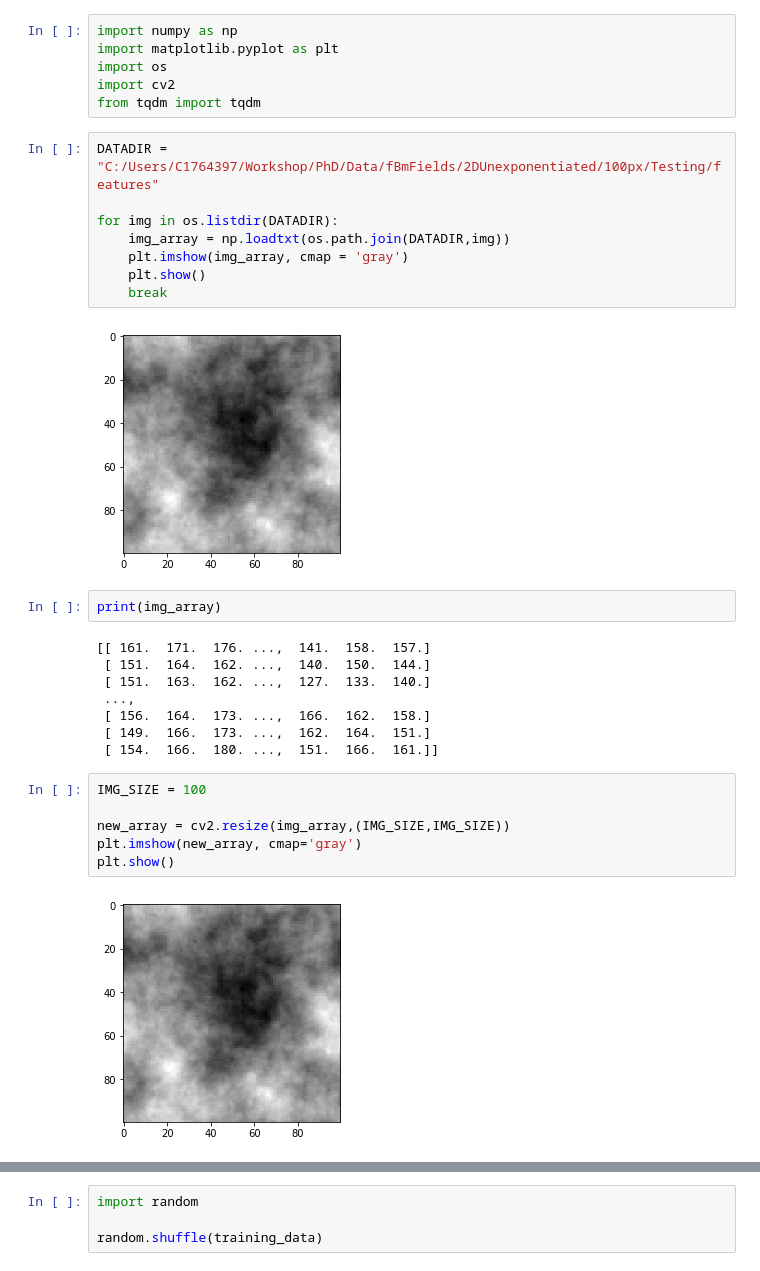
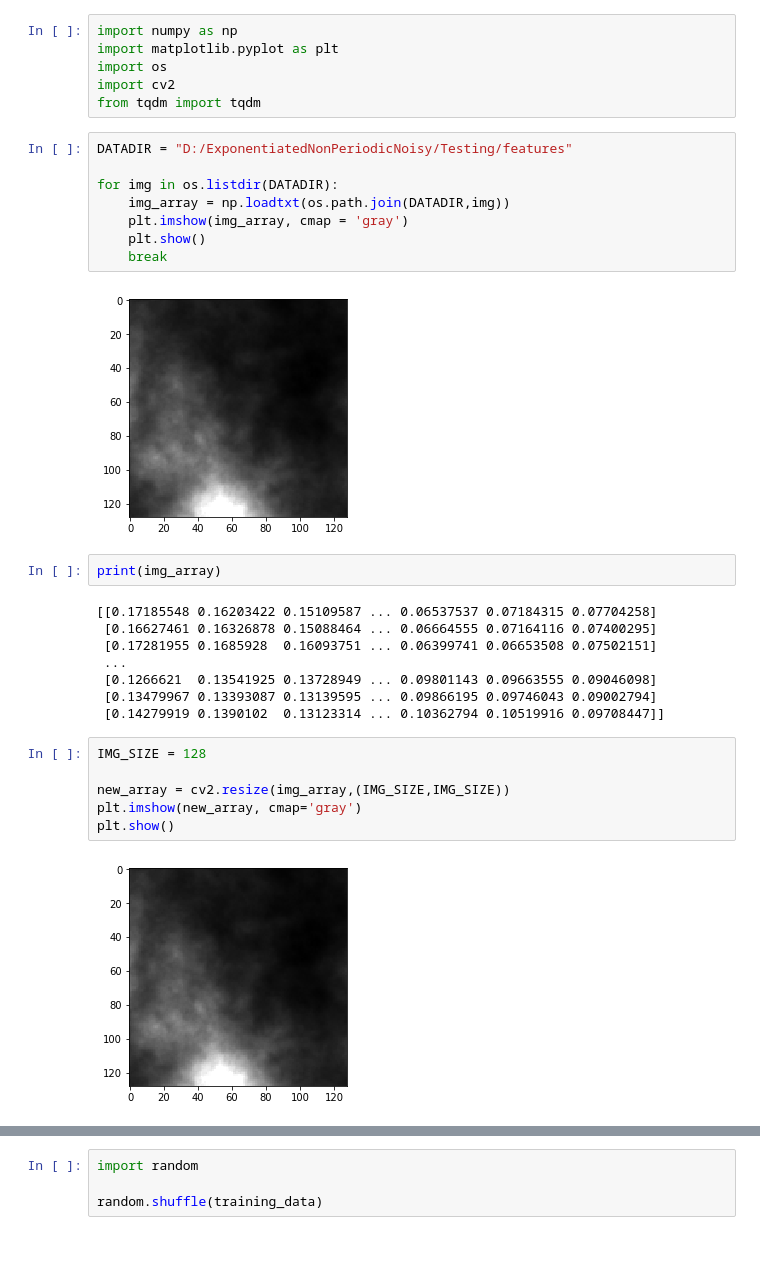
Before and after one commit to MBates92/Scripts, a Jupyter notebook: Loading fBm fields for ConvNet.ipynb, the cells around one changed output, grey strips where cells are left out. Drawn from its saved outputs; the diff is of its cells as text.

```diff
--- a/Loading fBm fields for ConvNet.ipynb
+++ b/Loading fBm fields for ConvNet.ipynb
@@ -5,31 +5,31 @@ import os
 import cv2
 from tqdm import tqdm
 # %%
-DATADIR = "C:/Users/C1764397/Workshop/PhD/Data/fBmFields/2DUnexponentiated/100px/Testing/features"
+DATADIR = "D:/ExponentiatedNonPeriodicNoisy/Testing/features"
 
 for img in os.listdir(DATADIR):
     img_array = np.loadtxt(os.path.join(DATADIR,img))
     plt.imshow(img_array, cmap = 'gray')
     plt.show()
     break
 # %% [output]
-[figure, old version]
+[figure, new version]
 # %%
 print(img_array)
 # %% [output]
-[[ 161.  171.  176. ...,  141.  158.  157.]
- [ 151.  164.  162. ...,  140.  150.  144.]
- [ 151.  163.  162. ...,  127.  133.  140.]
- ...,
- [ 156.  164.  173. ...,  166.  162.  158.]
- [ 149.  166.  173. ...,  162.  164.  151.]
- [ 154.  166.  180. ...,  151.  166.  161.]]
+[[0.17185548 0.16203422 0.15109587 ... 0.06537537 0.07184315 0.07704258]
+ [0.16627461 0.16326878 0.15088464 ... 0.06664555 0.07164116 0.07400295]
+ [0.17281955 0.1685928  0.16093751 ... 0.06399741 0.06653508 0.07502151]
+ ...
+ [0.1266621  0.13541925 0.13728949 ... 0.09801143 0.09663555 0.09046098]
+ [0.13479967 0.13393087 0.13139595 ... 0.09866195 0.09746043 0.09002794]
+ [0.14279919 0.1390102  0.13123314 ... 0.10362794 0.10519916 0.09708447]]
 # %%
-IMG_SIZE = 100
+IMG_SIZE = 128
 
 new_array = cv2.resize(img_array,(IMG_SIZE,IMG_SIZE))
 plt.imshow(new_array, cmap='gray')
 plt.show()
 # %% [output]
-[figure, old version]
+[figure, new version]
 # %%
```
Also changed, not shown: parts of 6 cells of this notebook, 25 other files.
